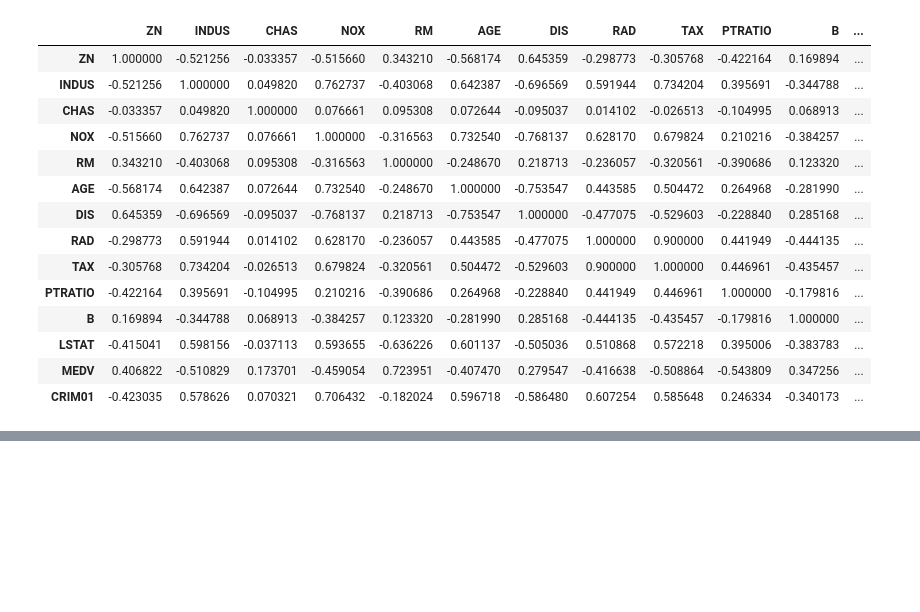
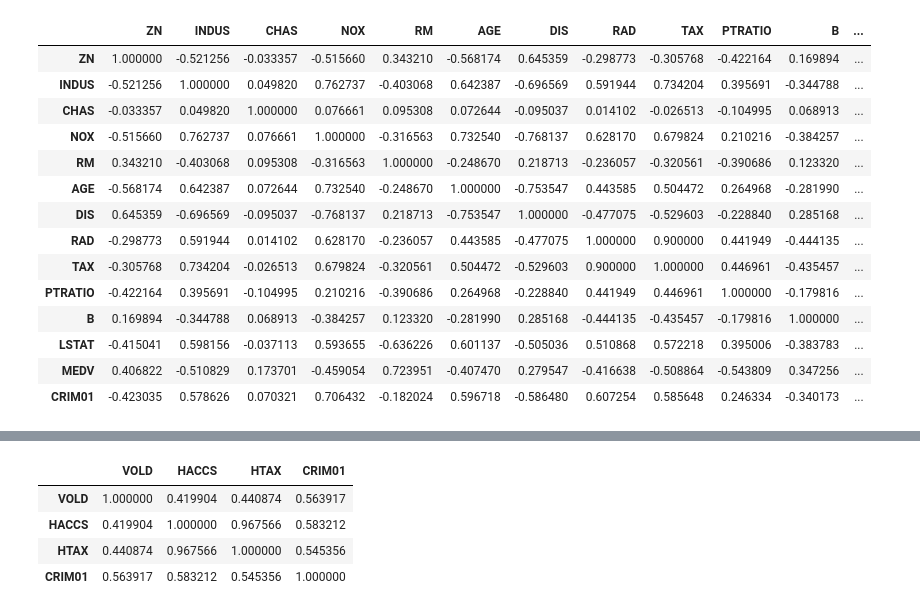
Before and after one commit to cainemerrick98/statistical_learning_problems, a Jupyter notebook: 3 classification/applied.ipynb, the cells around one changed output, grey strips where cells are left out. Drawn from its saved outputs; the diff is of its cells as text; code cells hidden in the pictures; blank space fills up the shorter version.

```diff
--- a/3 classification/applied.ipynb
+++ b/3 classification/applied.ipynb
@@ -525,0 +567,8 @@ pd.plotting.scatter_matrix(boston, figsize=(20, 20));
+# %%
+boston[['VOLD', 'HACCS', 'HTAX', 'CRIM01']].corr()
+# %% [output]
+|  | VOLD | HACCS | HTAX | CRIM01 |
+| VOLD | 1.000000 | 0.419904 | 0.440874 | 0.563917 |
+| HACCS | 0.419904 | 1.000000 | 0.967566 | 0.583212 |
+| HTAX | 0.440874 | 0.967566 | 1.000000 | 0.545356 |
+| CRIM01 | 0.563917 | 0.583212 | 0.545356 | 1.000000 |
```
Also changed, not shown: parts of 20 cells of this notebook.
